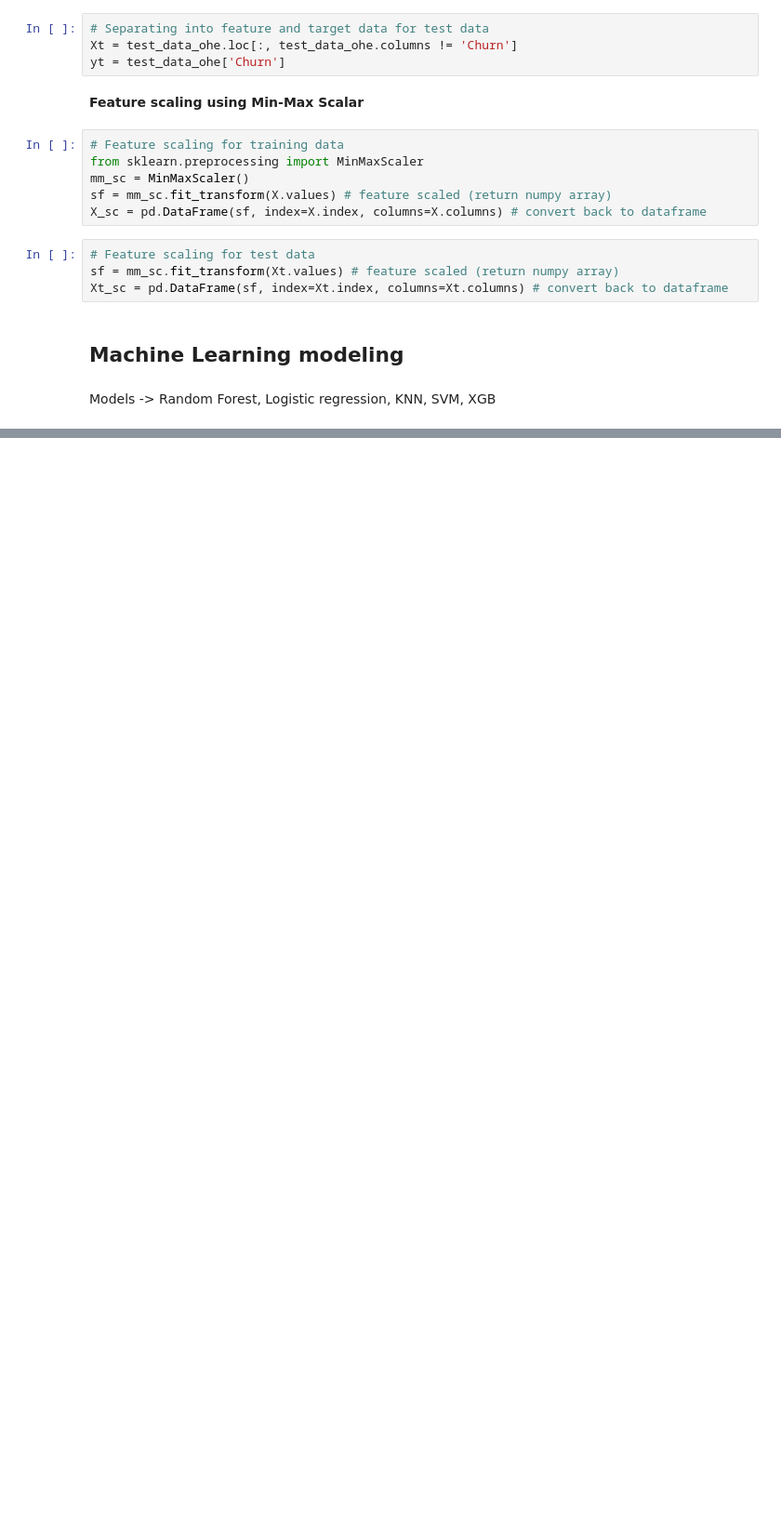
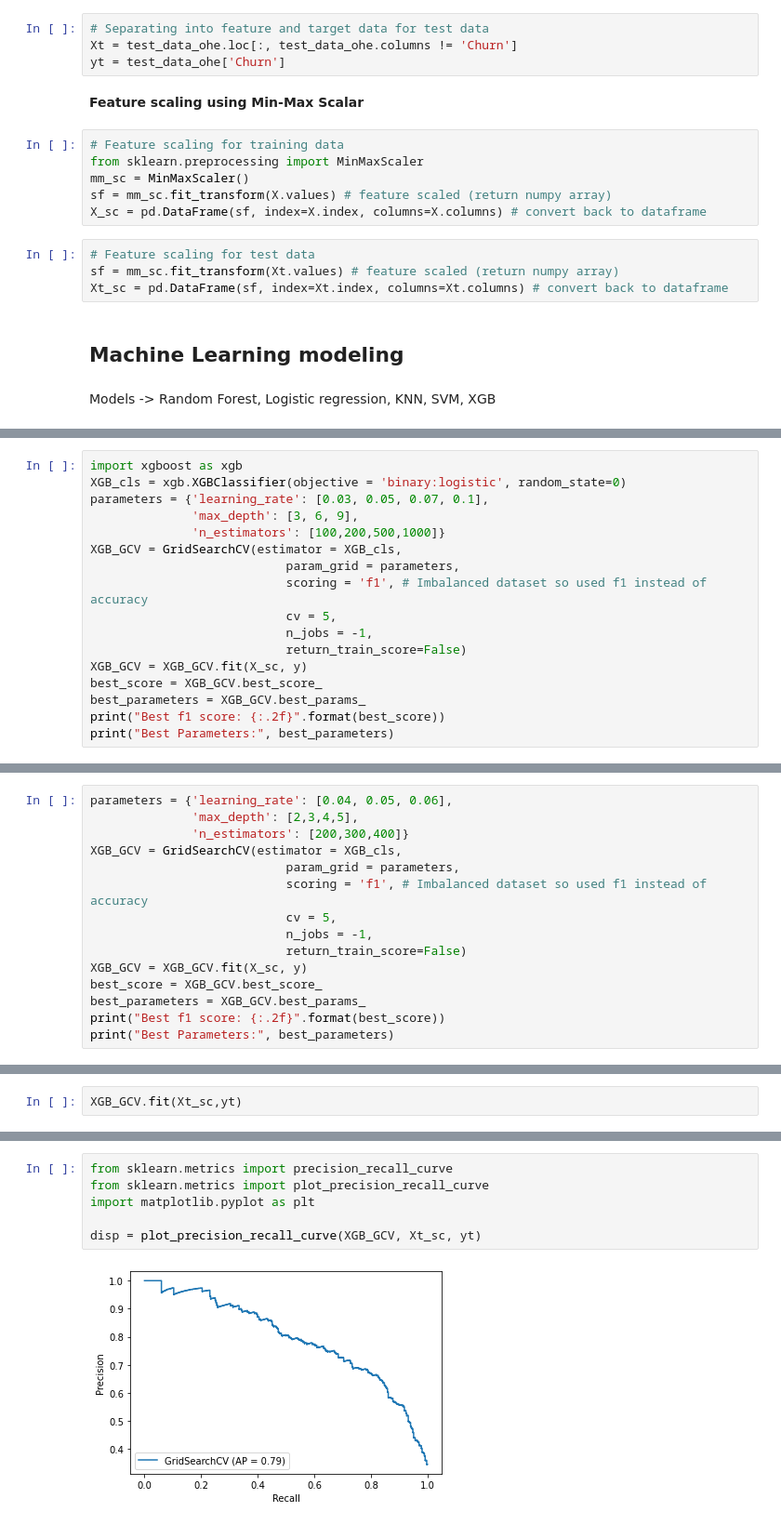
Before and after one commit to budhochat/Predicting-Customer-churn, a Jupyter notebook: Customer_churn_prediction.ipynb, the cells around one changed output, grey strips where cells are left out. Shown at 93% size. Cells and saved outputs as stored; diff of their text form; blank space fills up the shorter version.

```diff
--- a/Customer_churn_prediction.ipynb
+++ b/Customer_churn_prediction.ipynb
@@ -327,0 +800,17 @@ Wall time: 36.7 s
+# %%
+import xgboost as xgb
+XGB_cls = xgb.XGBClassifier(objective = 'binary:logistic', random_state=0)
+parameters = {'learning_rate': [0.03, 0.05, 0.07, 0.1],
+              'max_depth': [3, 6, 9],
+              'n_estimators': [100,200,500,1000]}
+XGB_GCV = GridSearchCV(estimator = XGB_cls,
+                           param_grid = parameters,
+                           scoring = 'f1', # Imbalanced dataset so used f1 instead of accuracy
+                           cv = 5,
+                           n_jobs = -1,
+                           return_train_score=False)
+XGB_GCV = XGB_GCV.fit(X_sc, y)
+best_score = XGB_GCV.best_score_
+best_parameters = XGB_GCV.best_params_
+print("Best f1 score: {:.2f}".format(best_score))
+print("Best Parameters:", best_parameters)
@@ -327,0 +822,15 @@ Wall time: 36.7 s
+# %%
+parameters = {'learning_rate': [0.04, 0.05, 0.06],
+              'max_depth': [2,3,4,5],
+              'n_estimators': [200,300,400]}
+XGB_GCV = GridSearchCV(estimator = XGB_cls,
+                           param_grid = parameters,
+                           scoring = 'f1', # Imbalanced dataset so used f1 instead of accuracy
+                           cv = 5,
+                           n_jobs = -1,
+                           return_train_score=False)
+XGB_GCV = XGB_GCV.fit(X_sc, y)
+best_score = XGB_GCV.best_score_
+best_parameters = XGB_GCV.best_params_
+print("Best f1 score: {:.2f}".format(best_score))
+print("Best Parameters:", best_parameters)
@@ -327,0 +925,2 @@ Wall time: 36.7 s
+# %%
+XGB_GCV.fit(Xt_sc,yt)
@@ -327,0 +965,8 @@ Wall time: 36.7 s
+# %%
+from sklearn.metrics import precision_recall_curve
+from sklearn.metrics import plot_precision_recall_curve
+import matplotlib.pyplot as plt
+
+disp = plot_precision_recall_curve(XGB_GCV, Xt_sc, yt)
+# %% [output]
+[figure, added]
```
Also changed, not shown: parts of 98 cells of this notebook, 7 other files.
